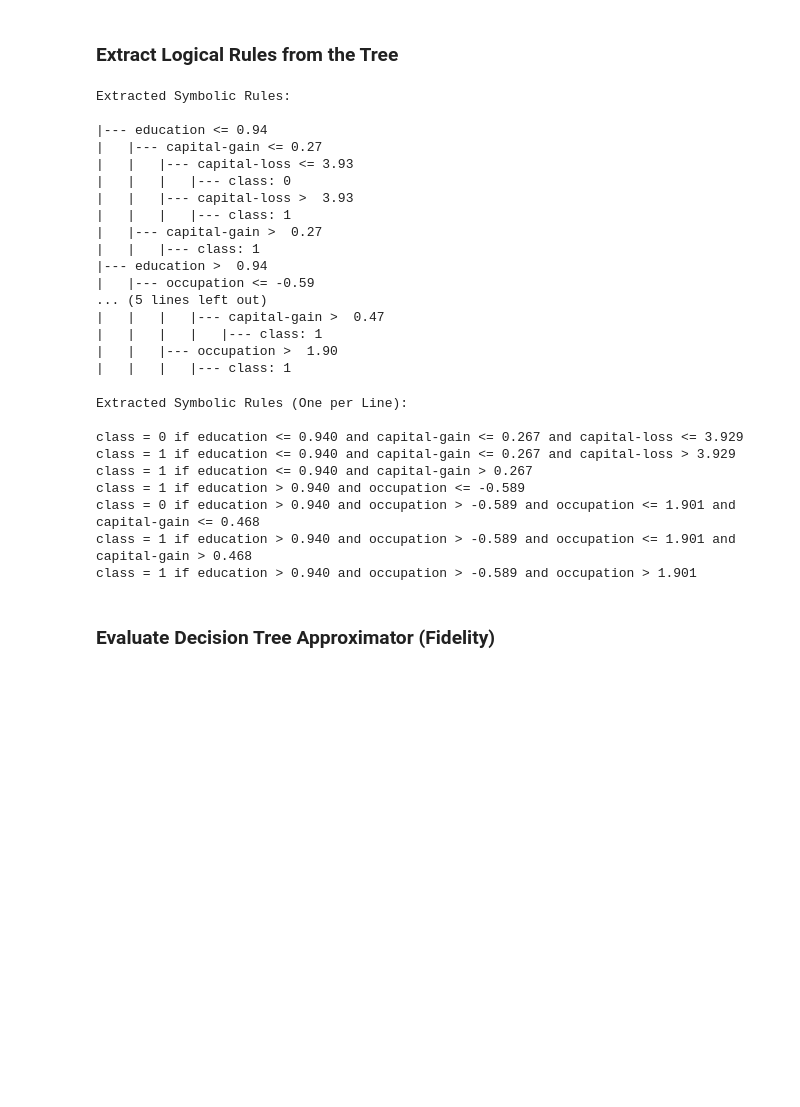
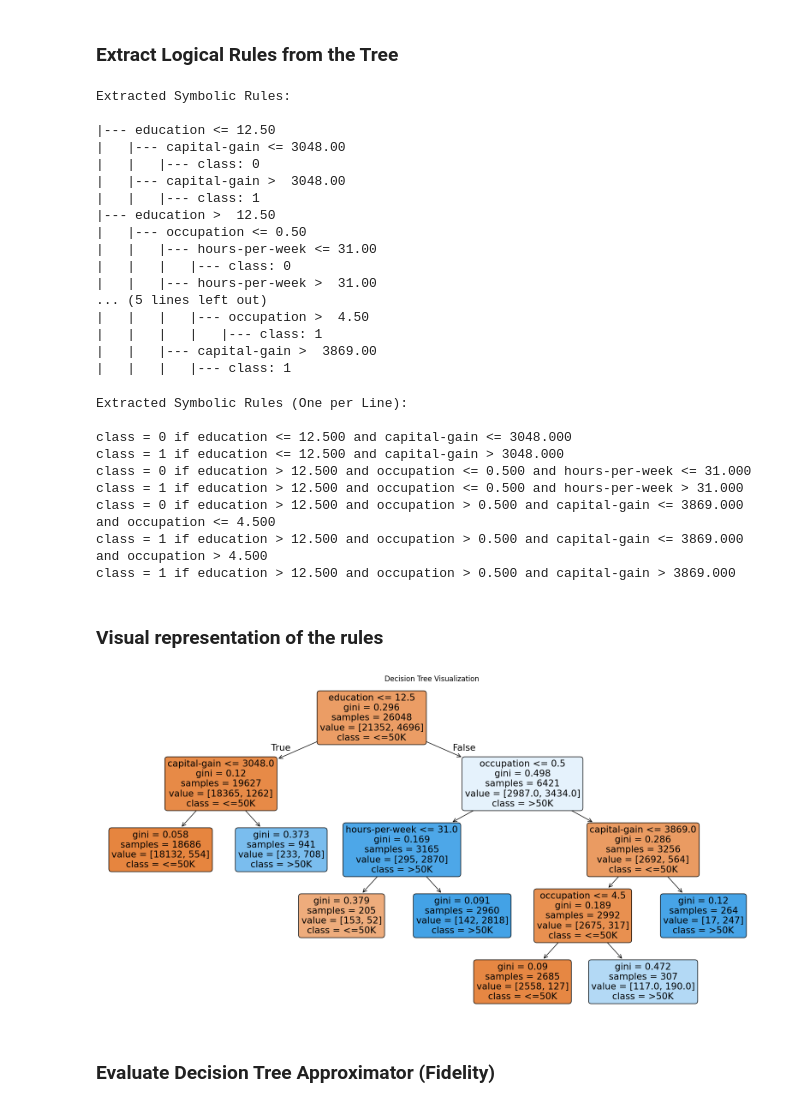
Before and after one commit to MatteoMagnini/demo-2025-woa-nesy, a Jupyter notebook: notebook/extraction.ipynb, the cells around one changed output. Drawn from its saved outputs; the diff is of its cells as text; code cells hidden in the pictures; blank space fills up the shorter version.

```diff
--- a/notebook/extraction.ipynb
+++ b/notebook/extraction.ipynb
@@ -43,7 +43,9 @@ map_class_to_label = {
     0: "<=50K",
     1: ">50K"
 }
-FEATURE_NUMBER = 13
+features_to_remove = ["fnlwgt", "education-num"]
+map_feature_to_label_reduced = {k: v for k, v in map_feature_to_label.items() if v not in features_to_remove}
+FEATURE_NUMBER = 11
 CLASS_NUMBER = 2
 HIDDEN_SIZE = 64
 EPOCHES = 200
@@ -84,6 +86,10 @@ if not os.path.exists(os.path.join(DATA_PATH, DATASET)):
 columns = list(map_feature_to_label.values())
 df = pd.read_csv(DATA_PATH / DATASET, names=columns, na_values=" ?", skipinitialspace=True)
 df.dropna(inplace=True)
+# Remove features that are not needed for the model
+for feature in features_to_remove:
+    if feature in df.columns:
+        df.drop(feature, axis=1, inplace=True)
 
 # Encode categorical variables
 categorical_cols = df.select_dtypes(include='object').columns
@@ -105,6 +111,8 @@ plt.show()
 # Separate features and labels
 X = df.drop("income", axis=1).values
 y = df["income"].values
+X_original = X.copy()
+y_original = y.copy()
 
 # Normalize numerical features
 scaler = StandardScaler()
@@ -112,6 +120,7 @@ X = scaler.fit_transform(X)
 
 # Train/test split
 X_train, X_test, y_train, y_test = train_test_split(X, y, test_size=0.2, random_state=RANDOM_SEED)
+X_original_train, X_original_test, y_original_train, y_original_test = train_test_split(X_original, y_original, test_size=0.2, random_state=RANDOM_SEED)
 # %% [output]
 [figure]
 # %% [markdown]
@@ -199,33 +208,33 @@ report = evaluate(model)
 # %%
 y_train_pred = torch.argmax(model(X_train_tensor), dim=1).cpu().numpy()
 dt = DecisionTreeClassifier(max_depth=5, max_leaf_nodes=7, random_state=RANDOM_SEED)
-dt.fit(X_train, y_train_pred)
+dt.fit(X_original_train, y_train_pred)
 # %% [output]
 DecisionTreeClassifier(max_depth=5, max_leaf_nodes=7, random_state=0)
 # %% [markdown]
 ### Extract Logical Rules from the Tree
 # %%
-rules = export_text(dt, feature_names=list(map_feature_to_label.values())[:-1])
+rules = export_text(dt, feature_names=list(map_feature_to_label_reduced.values())[:-1])
 print("Extracted Symbolic Rules:\n")
 print(rules)
 # %% [output]
 Extracted Symbolic Rules:
 
-|--- education <= 0.94
-|   |--- capital-gain <= 0.27
-|   |   |--- capital-loss <= 3.93
+|--- education <= 12.50
+|   |--- capital-gain <= 3048.00
+|   |   |--- class: 0
+|   |--- capital-gain >  3048.00
+|   |   |--- class: 1
+|--- education >  12.50
+|   |--- occupation <= 0.50
+|   |   |--- hours-per-week <= 31.00
 |   |   |   |--- class: 0
-|   |   |--- capital-loss >  3.93
+|   |   |--- hours-per-week >  31.00
+... (5 lines left out)
+|   |   |   |--- occupation >  4.50
+|   |   |   |   |--- class: 1
+|   |   |--- capital-gain >  3869.00
 |   |   |   |--- class: 1
-|   |--- capital-gain >  0.27
-|   |   |--- class: 1
-|--- education >  0.94
-|   |--- occupation <= -0.59
-... (5 lines left out)
-|   |   |   |--- capital-gain >  0.47
-|   |   |   |   |--- class: 1
-|   |   |--- occupation >  1.90
-|   |   |   |--- class: 1
 # %%
 def tree_to_rules(tree, feature_names):
     tree_ = tree.tree_
@@ -248,19 +257,29 @@ def tree_to_rules(tree, feature_names):
     return rules
 # %%
 print("Extracted Symbolic Rules (One per Line):\n")
-rules = tree_to_rules(dt, list(map_feature_to_label.values())[:-1])
+rules = tree_to_rules(dt, list(map_feature_to_label_reduced.values())[:-1])
 for rule in rules:
     print(rule)
 # %% [output]
 Extracted Symbolic Rules (One per Line):
 
-class = 0 if education <= 0.940 and capital-gain <= 0.267 and capital-loss <= 3.929
-class = 1 if education <= 0.940 and capital-gain <= 0.267 and capital-loss > 3.929
-class = 1 if education <= 0.940 and capital-gain > 0.267
-class = 1 if education > 0.940 and occupation <= -0.589
-class = 0 if education > 0.940 and occupation > -0.589 and occupation <= 1.901 and capital-gain <= 0.468
-class = 1 if education > 0.940 and occupation > -0.589 and occupation <= 1.901 and capital-gain > 0.468
-class = 1 if education > 0.940 and occupation > -0.589 and occupation > 1.901
+class = 0 if education <= 12.500 and capital-gain <= 3048.000
+class = 1 if education <= 12.500 and capital-gain > 3048.000
+class = 0 if education > 12.500 and occupation <= 0.500 and hours-per-week <= 31.000
+class = 1 if education > 12.500 and occupation <= 0.500 and hours-per-week > 31.000
+class = 0 if education > 12.500 and occupation > 0.500 and capital-gain <= 3869.000 and occupation <= 4.500
+class = 1 if education > 12.500 and occupation > 0.500 and capital-gain <= 3869.000 and occupation > 4.500
+class = 1 if education > 12.500 and occupation > 0.500 and capital-gain > 3869.000
+# %% [markdown]
+### Visual representation of the rules
+# %%
+from sklearn.tree import plot_tree
+plt.figure(figsize=(20, 10))
+plot_tree(dt, feature_names=list(map_feature_to_label_reduced.values())[:-1], class_names=list(map_class_to_label.values()), filled=True, rounded=True)
+plt.title("Decision Tree Visualization")
+plt.show()
+# %% [output]
+[figure, added]
 # %% [markdown]
 ### Evaluate Decision Tree Approximator (Fidelity)
 # %%
```
Also changed, not shown: parts of 2 cells of this notebook.
